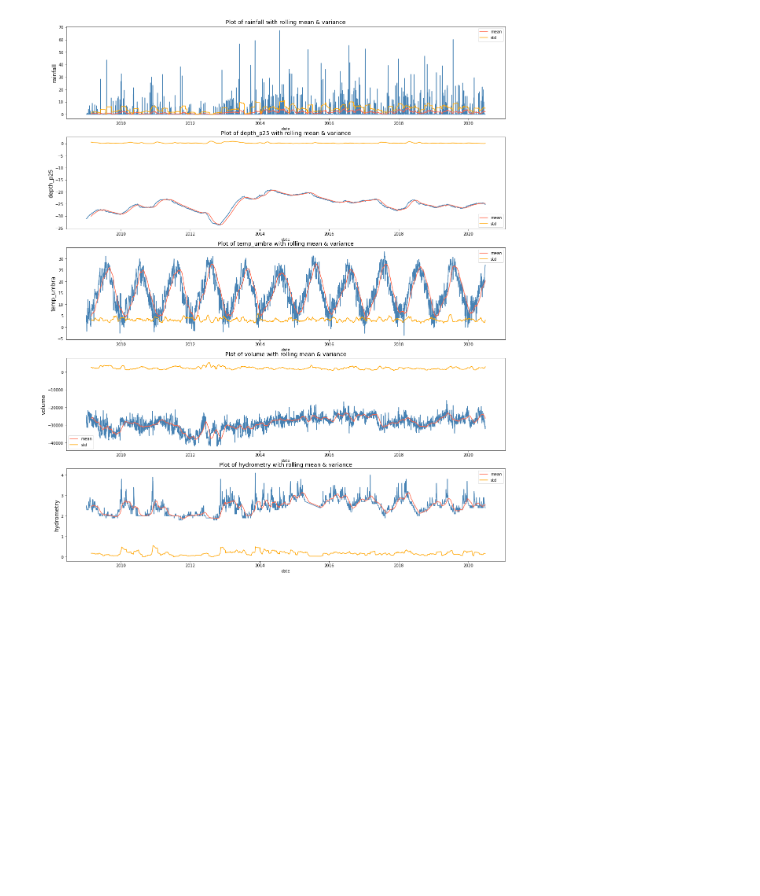
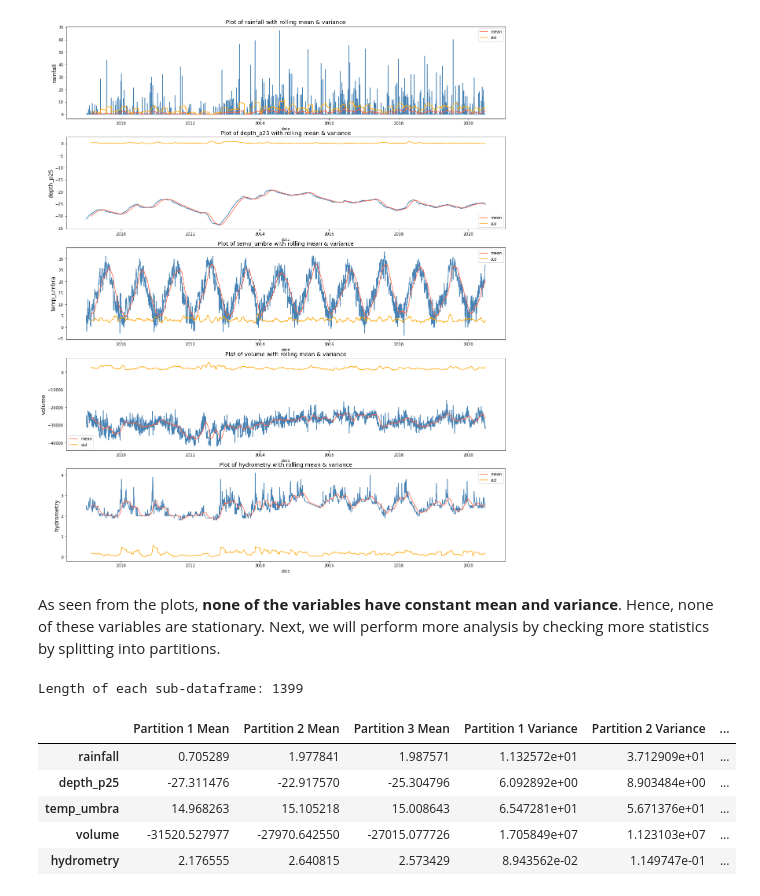
Before and after one commit to bkleck/WaterAnalytics, a Jupyter notebook: preprocessing.ipynb, the cells around one changed output. Drawn from its saved outputs; the diff is of its cells as text; code cells hidden in the pictures; blank space fills up the shorter version.

```diff
--- a/preprocessing.ipynb
+++ b/preprocessing.ipynb
@@ -393,3 +406,36 @@ for column in columns:
   ax[idx].set_ylabel(ylabel=column, fontsize=14)
 # %% [output]
 [figure]
+# %% [markdown]
+As seen from the plots, **none of the variables have constant mean and variance**. Hence, none of these variables are stationary. Next, we will perform more analysis by checking more statistics by splitting into partitions.
+# %%
+num_partitions = 3
+partition_length = int(len(df) / num_partitions)
+print(f'Length of each sub-dataframe: {partition_length}')
+
+df1 = df[0:1399]
+df2 = df[1399:2798]
+df3 = df[2798:-1]
+# %% [output]
+Length of each sub-dataframe: 1399
+# %%
+mean1 = df1.mean()
+var1 = df1.var()
+
+mean2 = df2.mean()
+var2 = df2.var()
+
+mean3 = df3.mean()
+var3 = df3.var()
+
+stat_list = [mean1, mean2, mean3, var1, var2, var3]
+stat_df = pd.concat(stat_list, axis=1)
+stat_df.columns = ['Partition 1 Mean', 'Partition 2 Mean', 'Partition 3 Mean', 'Partition 1 Variance', 'Partition 2 Variance', 'Partition 3 Variance']
+stat_df
+# %% [output]
+|  | Partition 1 Mean | Partition 2 Mean | Partition 3 Mean | Partition 1 Variance | Partition 2 Variance | ... |
+| rainfall | 0.705289 | 1.977841 | 1.987571 | 1.132572e+01 | 3.712909e+01 | ... |
+| depth_p25 | -27.311476 | -22.917570 | -25.304796 | 6.092892e+00 | 8.903484e+00 | ... |
+| temp_umbra | 14.968263 | 15.105218 | 15.008643 | 6.547281e+01 | 5.671376e+01 | ... |
+| volume | -31520.527977 | -27970.642550 | -27015.077726 | 1.705849e+07 | 1.123103e+07 | ... |
+| hydrometry | 2.176555 | 2.640815 | 2.573429 | 8.943562e-02 | 1.149747e-01 | ... |
```
Also changed, not shown: parts of 9 cells of this notebook.
